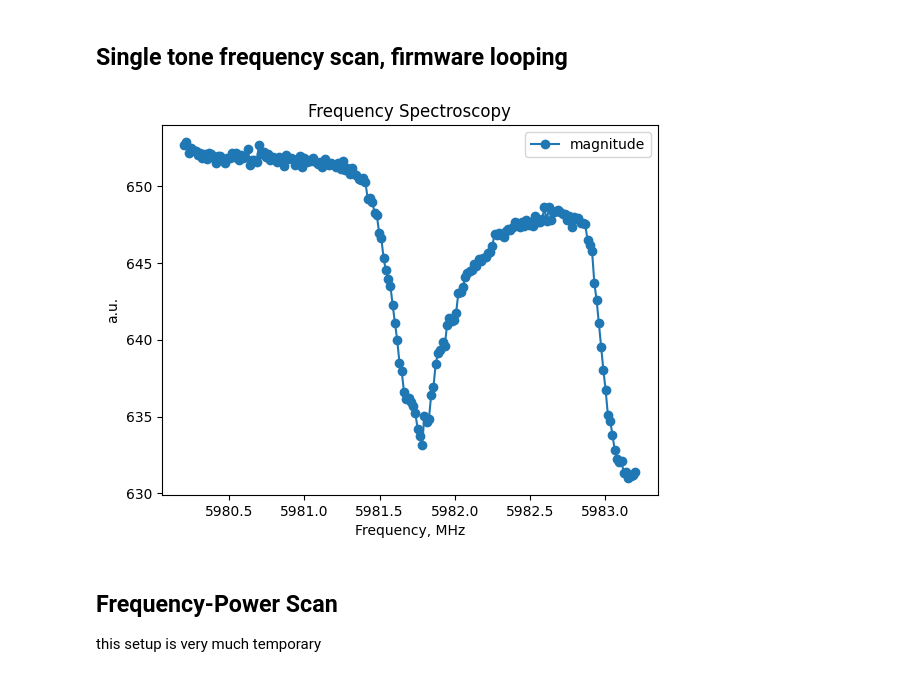
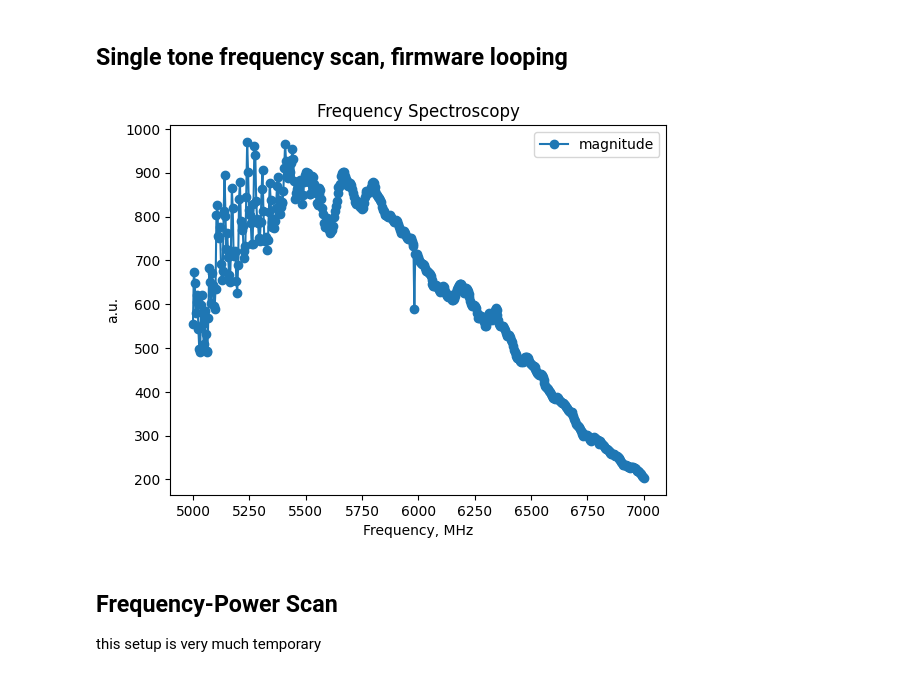
Before and after one commit to SchusterLab/ChaToT, a Jupyter notebook: nb/qubit_demos_tprocv2.ipynb, the cells around one changed output. Saved outputs shown, nothing was run; the diff lists cells and outputs as text; code cells hidden in the pictures.

```diff
--- a/nb/qubit_demos_tprocv2.ipynb
+++ b/nb/qubit_demos_tprocv2.ipynb
@@ -247,42 +248,42 @@ class SinglePulseFreqLoop(AveragerProgramV2):
         self.pulse(ch=cfg['gen_ch'], name="myconst", t=0)
         self.trigger(ros=[cfg['ro_ch']], pins=[0], t=cfg['trig_time'], ddr4=True)
 
-f0 = 5981.7
-span = 1.5
-n = 200
+f0 = 6000
+span = 1000
+n = 500
 fs = np.linspace(f0 - span, f0 + span, n)
 
-pulse_len = 3
+pulse_len = 8
 
 config = {'gen_ch': 0,
           'ro_ch': 0,
           'freq': QickSweep1D('freq_loop', f0 - span, f0 + span),
           'trig_time': TRIG_TIME,
           'pulse_len': pulse_len,
           'ro_len': pulse_len,
           'steps': n,
-          'gain': 0.2
+          'gain': 1
          }
 
 
 
 prog = SinglePulseFreqLoop(soccfg, reps=1000, final_delay=0.5, cfg=config)
 
 iq_list = prog.acquire(soc)
 idata = iq_list[0][0][:,0]
 qdata = iq_list[0][0][:,1]
 adata = np.abs(iq_list[0][0].dot([1,1j]))
 
 # plt.plot(fs, idata, "-o", label="I value")
 # plt.plot(fs, qdata, "-o", label="Q value")
 plt.plot(fs, adata, "-o", label="magnitude")
 plt.legend()
 plt.xlabel("Frequency, MHz")
 plt.ylabel("a.u.")
 plt.title("Frequency Spectroscopy")
 plt.show()
 # %% [output]
-[figure, old version]
+[figure, new version]
 # %% [markdown]
 ## Frequency-Power Scan
 this setup is very much temporary
```
Also changed, not shown: parts of 8 cells of this notebook, 3 other files.
